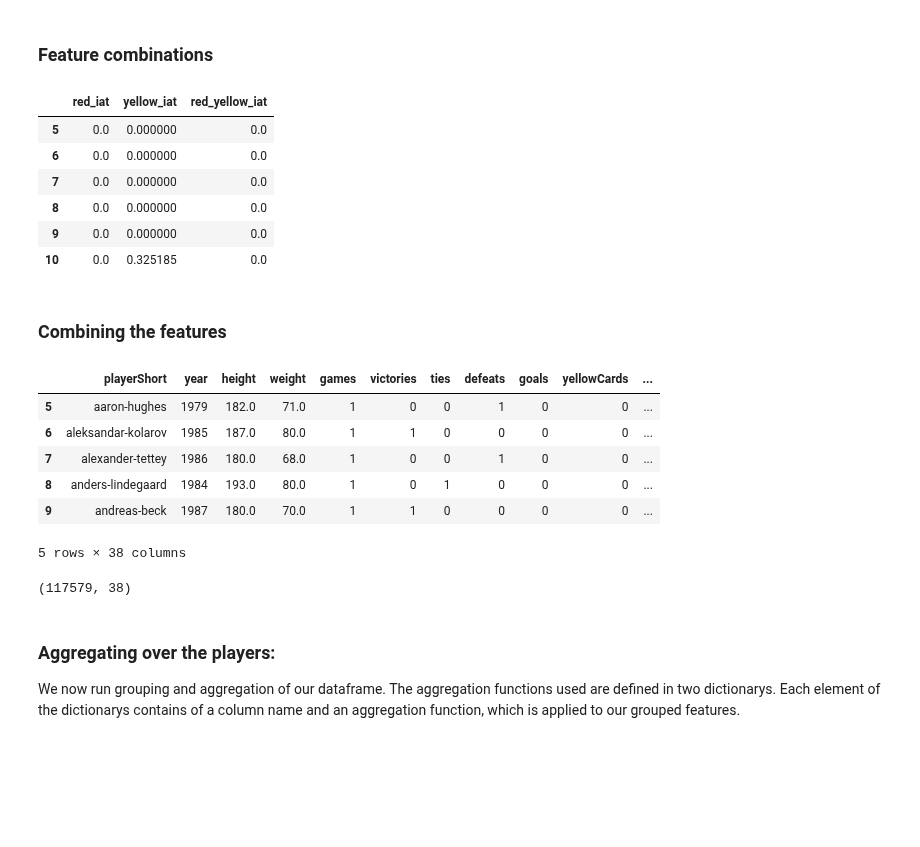
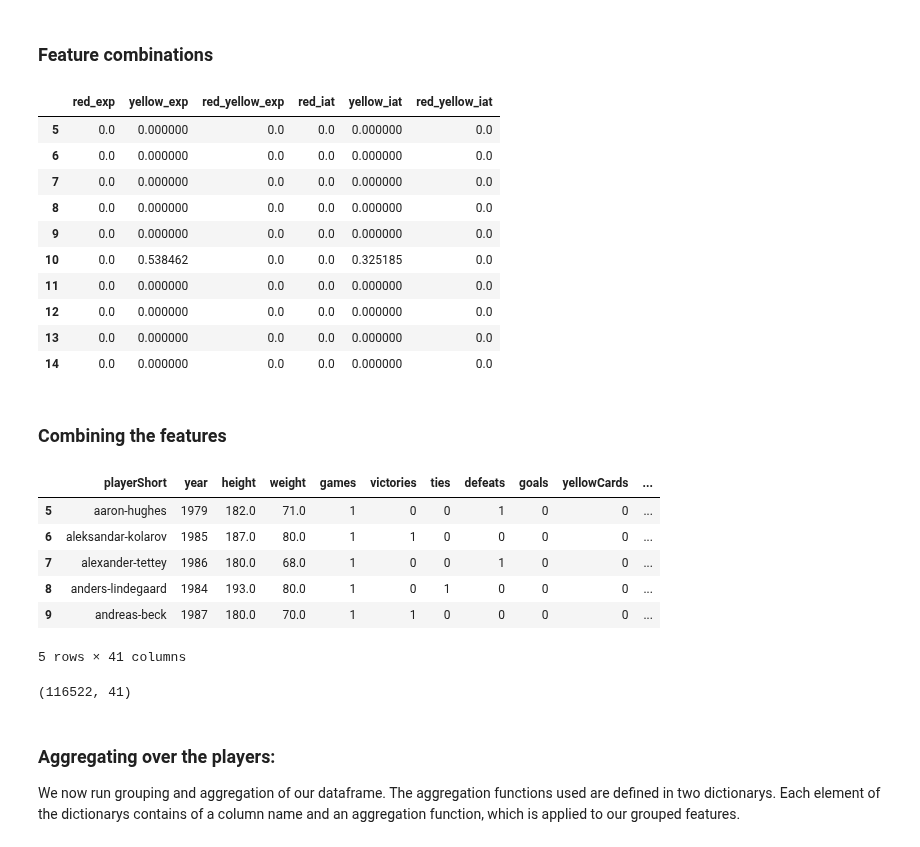
Before and after one commit to PaluchowskiMatthew/ADA-Kepler, a Jupyter notebook: 05 - Applied ML/Applied ML - Learning curve and grid search.ipynb, the cells around one changed output. Drawn from its saved outputs; the diff is of its cells as text; code cells hidden in the pictures; blank space fills up the shorter version.

```diff
--- a/05 - Applied ML/Applied ML - Learning curve and grid search.ipynb
+++ b/05 - Applied ML/Applied ML - Learning curve and grid search.ipynb
@@ -90,4 +85,7 @@ Now: 146028 rows
 # %%
 # Drop columns that will not be relevant for our model
 original['year'] = original['birthday'].apply(lambda x: x.year)
-cleaned = original.drop(['photoID', 'refCountry', 'Alpha_3', 'player', 'birthday'], errors='raise', axis=1)
+
+#nan-dropping
+data = original.dropna(how='any', subset=['rater1', 'rater2', 'meanExp', 'meanIAT'])
+data.drop(['photoID', 'refCountry', 'Alpha_3', 'player', 'birthday'], errors='raise', axis=1, inplace=True)
@@ -94,7 +96,7 @@ cleaned = original.drop(['photoID', 'refCountry', 'Alpha_3', 'player', 'birthday
 # %%
 # If a referee is present in less than 22 triads (rows), he cannot have
 # refereed a match in these leages.
-ref_grouped = cleaned[['refNum', 'games']].groupby(['refNum']).sum()
+ref_grouped = data[['refNum', 'games']].groupby(['refNum']).sum()
 ref_filtered = ref_grouped[ref_grouped['games'] >= 22].reset_index()
 
 # Therefore, we filter the data on this condition
@@ -142,7 +144,7 @@ Players that does not have a rating gets dropped.
 # %%
 def get_binary_class(x):
     """ Returns 0 for players rated below 0.5 ('light-skinned') and 1 for players rated above ('dark-skinned')"""
-    if x < 0.5:
+    if x <= 0.5:
         return 0
     else:
         return 1
@@ -232,23 +236,31 @@ We remove the original categorical features, and attatch the new one_hot_encoded
 # %%
 # Our hypothesis is that the combination of the referees 'discrimination score' and cards given,
 # might help us classify the players. E.g., if a player got many cards from racist referees,
 # he is more likely dark-skinned.
 
-red_comb = has_class['redCards'] * has_class['meanIAT']
-yellow_comb = has_class['yellowCards'] * has_class['meanIAT']
-yellow_red_comb = has_class['yellowReds'] * has_class['meanIAT']
+red_exp = has_class['redCards'] * has_class['meanExp']
+yellow_exp = has_class['yellowCards'] * has_class['meanExp']
+yellow_red_exp = has_class['yellowReds'] * has_class['meanExp']
 
-cards_iat = pd.concat([red_comb, yellow_comb, yellow_red_comb], axis=1)
-cards_iat.columns = ['red_iat', 'yellow_iat', 'red_yellow_iat']
-cards_iat.head(6)
+red_iat = has_class['redCards'] * has_class['meanIAT']
+yellow_iat = has_class['yellowCards'] * has_class['meanIAT']
+yellow_red_iat = has_class['yellowReds'] * has_class['meanIAT']
+
+cards_iat = pd.concat([red_exp, yellow_exp, yellow_red_exp, red_iat, yellow_iat, yellow_red_iat], axis=1)
+cards_iat.columns = ['red_exp', 'yellow_exp', 'red_yellow_exp', 'red_iat', 'yellow_iat', 'red_yellow_iat']
+cards_iat.head(10)
 # %% [output]
-|  | red_iat | yellow_iat | red_yellow_iat |
-| 5 | 0.0 | 0.000000 | 0.0 |
-| 6 | 0.0 | 0.000000 | 0.0 |
-| 7 | 0.0 | 0.000000 | 0.0 |
-| 8 | 0.0 | 0.000000 | 0.0 |
-| 9 | 0.0 | 0.000000 | 0.0 |
-| 10 | 0.0 | 0.325185 | 0.0 |
+|  | red_exp | yellow_exp | red_yellow_exp | red_iat | yellow_iat | red_yellow_iat |
+| 5 | 0.0 | 0.000000 | 0.0 | 0.0 | 0.000000 | 0.0 |
+| 6 | 0.0 | 0.000000 | 0.0 | 0.0 | 0.000000 | 0.0 |
+| 7 | 0.0 | 0.000000 | 0.0 | 0.0 | 0.000000 | 0.0 |
+| 8 | 0.0 | 0.000000 | 0.0 | 0.0 | 0.000000 | 0.0 |
+| 9 | 0.0 | 0.000000 | 0.0 | 0.0 | 0.000000 | 0.0 |
+| 10 | 0.0 | 0.538462 | 0.0 | 0.0 | 0.325185 | 0.0 |
+| 11 | 0.0 | 0.000000 | 0.0 | 0.0 | 0.000000 | 0.0 |
+| 12 | 0.0 | 0.000000 | 0.0 | 0.0 | 0.000000 | 0.0 |
+| 13 | 0.0 | 0.000000 | 0.0 | 0.0 | 0.000000 | 0.0 |
+| 14 | 0.0 | 0.000000 | 0.0 | 0.0 | 0.000000 | 0.0 |
 # %% [markdown]
 ### Combining the features
 # %%
@@ -266,11 +278,11 @@ features.head()
 | 7 | alexander-tettey | 1986 | 180.0 | 68.0 | 1 | 0 | 0 | 1 | 0 | 0 | ... |
 | 8 | anders-lindegaard | 1984 | 193.0 | 80.0 | 1 | 0 | 1 | 0 | 0 | 0 | ... |
 | 9 | andreas-beck | 1987 | 180.0 | 70.0 | 1 | 1 | 0 | 0 | 0 | 0 | ... |
-5 rows × 38 columns
+5 rows × 41 columns
 # %%
 features.shape
 # %% [output]
-(117579, 38)
+(116522, 41)
 # %% [markdown]
 ### Aggregating over the players:
 
```
Also changed, not shown: parts of 30 cells of this notebook.
